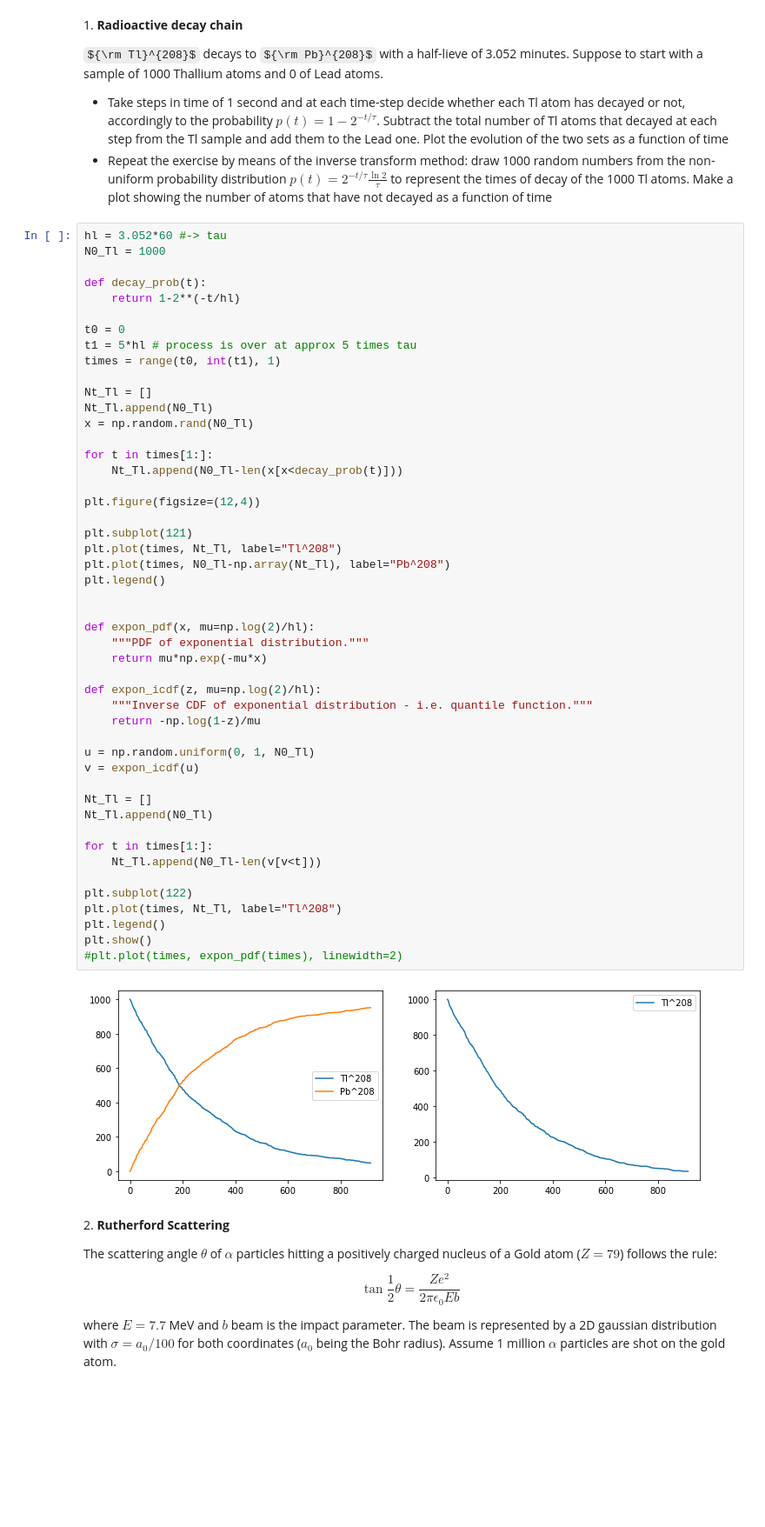
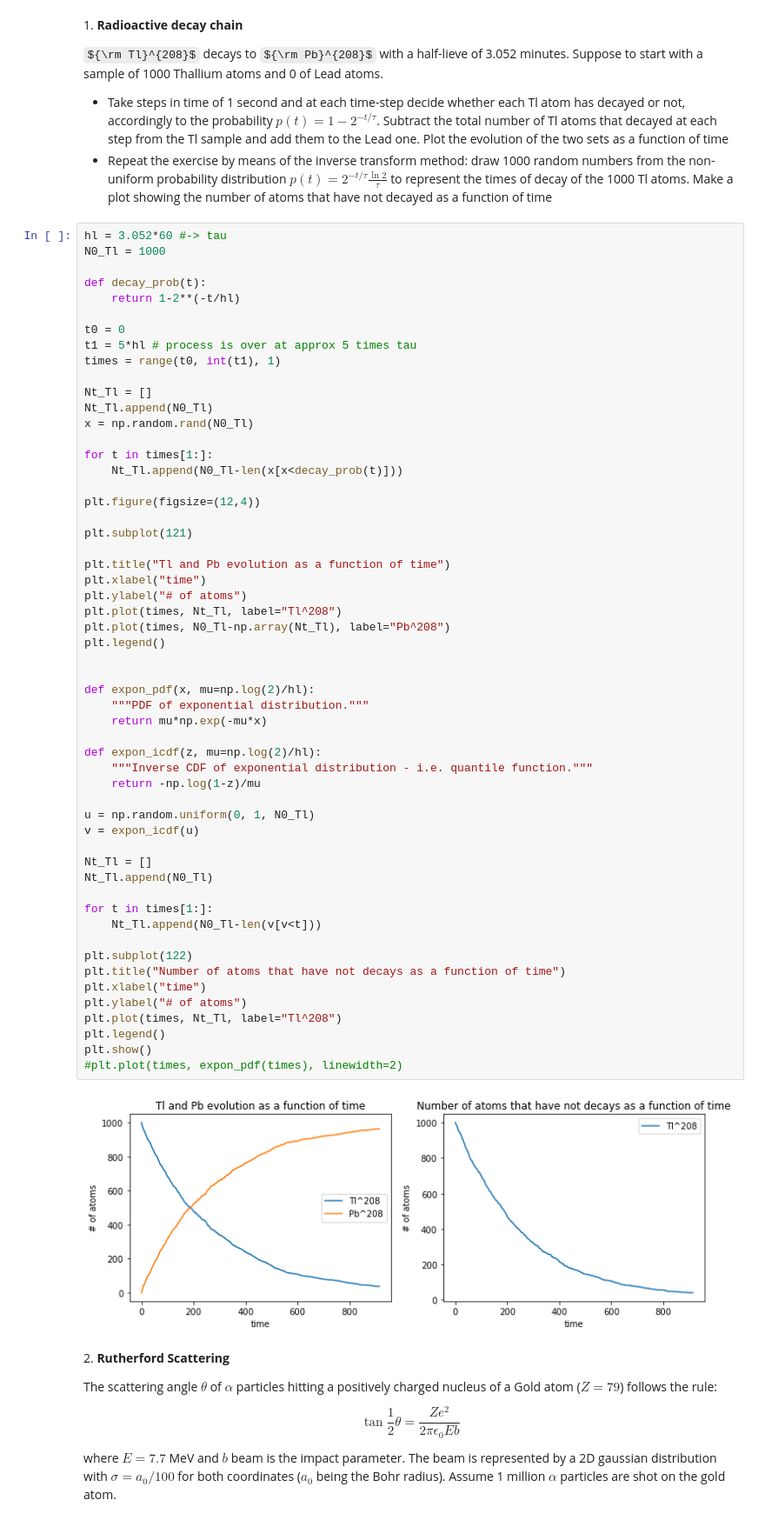
Before and after one commit to PhysicsOfData/LaboratoryOfComputationalPhysics_Y4, a Jupyter notebook: 10ex_MonteCarlo.ipynb, the cells around one changed output. Shown at 87% size. Cells and saved outputs as stored; diff of their text form; some formulas as TeX source; blank space fills up the shorter version.

```diff
--- a/10ex_MonteCarlo.ipynb
+++ b/10ex_MonteCarlo.ipynb
@@ -29,35 +29,42 @@ for t in times[1:]:
 plt.figure(figsize=(12,4))
 
 plt.subplot(121)
+
+plt.title("Tl and Pb evolution as a function of time")
+plt.xlabel("time")
+plt.ylabel("# of atoms")
 plt.plot(times, Nt_Tl, label="Tl^208")
 plt.plot(times, N0_Tl-np.array(Nt_Tl), label="Pb^208")
 plt.legend()
 
 
 def expon_pdf(x, mu=np.log(2)/hl):
     """PDF of exponential distribution."""
     return mu*np.exp(-mu*x)
 
 def expon_icdf(z, mu=np.log(2)/hl):
     """Inverse CDF of exponential distribution - i.e. quantile function."""
     return -np.log(1-z)/mu
 
 u = np.random.uniform(0, 1, N0_Tl)
 v = expon_icdf(u)
 
 Nt_Tl = []
 Nt_Tl.append(N0_Tl)
 
 for t in times[1:]:
     Nt_Tl.append(N0_Tl-len(v[v<t]))
 
 plt.subplot(122)
+plt.title("Number of atoms that have not decays as a function of time")
+plt.xlabel("time")
+plt.ylabel("# of atoms")
 plt.plot(times, Nt_Tl, label="Tl^208")
 plt.legend()
 plt.show()
 #plt.plot(times, expon_pdf(times), linewidth=2)
 # %% [output]
-[figure, old version]
+[figure, new version]
 # %% [markdown]
 2\. **Rutherford Scattering**
 
```
Also changed, not shown: parts of 4 cells of this notebook, 1 other file.
